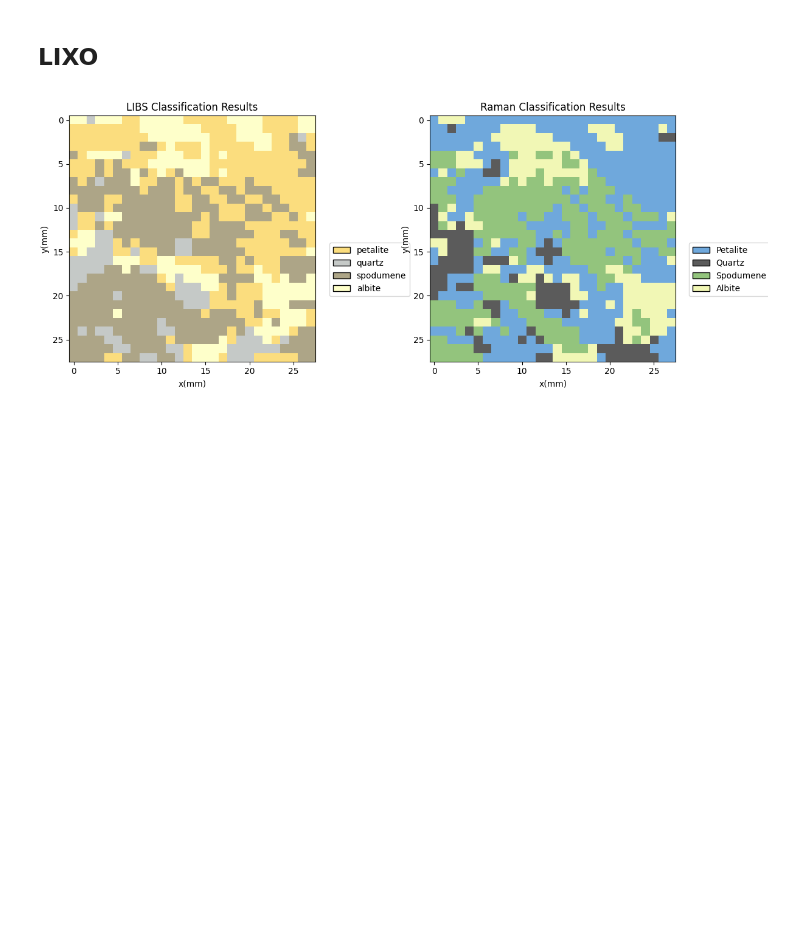
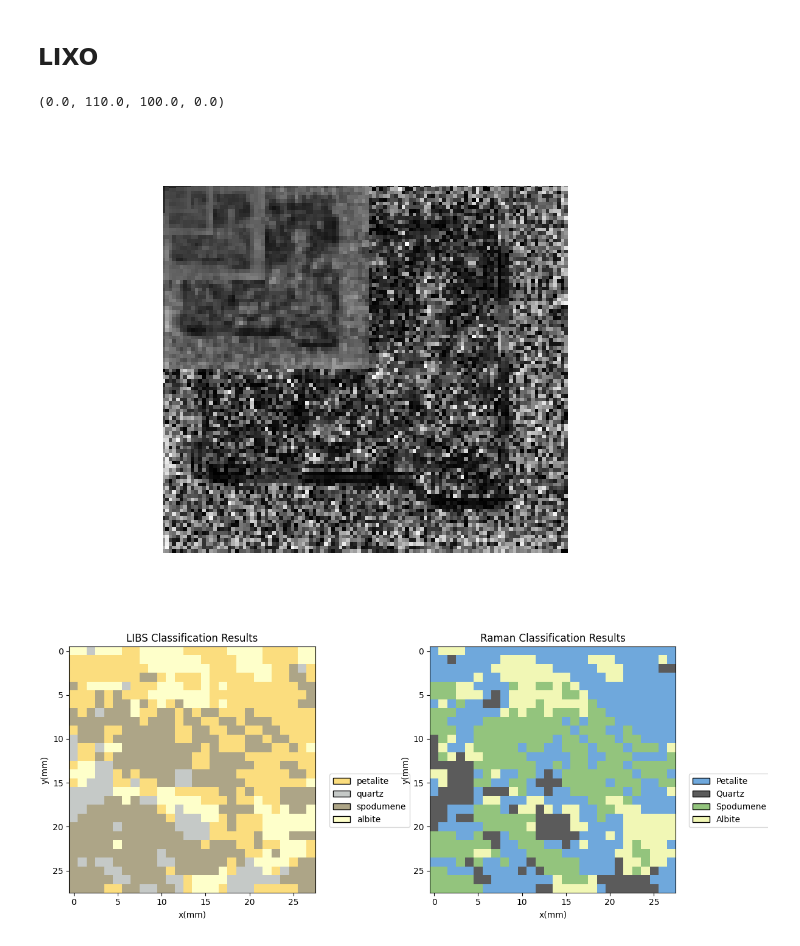
Before and after one commit to tomasjmlopes/Spectral_repo, a Jupyter notebook: Multiple Exposure/hdr_article_libsVraman_rock2scale.ipynb, the cells around one changed output. Saved outputs shown, nothing was run; the diff lists cells and outputs as text; code cells hidden in the pictures; blank space fills up the shorter version.

```diff
--- a/Multiple Exposure/hdr_article_libsVraman_rock2scale.ipynb
+++ b/Multiple Exposure/hdr_article_libsVraman_rock2scale.ipynb
@@ -1200,6 +1112,37 @@ ax.imshow(np.roll(im2, (shift_x, shift_y), axis = (0, 1)), alpha = 0.5, cmap = '
 [figure]
 # %% [markdown]
 ## LIXO
+# %%
+visual = np.zeros(scaled_pro.shape[2:])
+x_padding = 14
+y_padding = 9
+n_layers = 6
+
+image_p = add_padding(scaled_pro[:, find_index(wavelengths, 568.77)], x_padding, y_padding)
+L = laplacian_pyramid(image_p, layers = n_layers)
+weights_p = add_padding(weights_norm[:, find_index(wavelengths, 568.77)], x_padding, y_padding)
+G = gaussian_pyramid(weights_p, layers = n_layers)
+final_pyra = final_pyramid(L, G)
+pyra_image = get_image(final_pyra)
+visual[:, :] = pyra_image[x_padding:pyra_image.shape[0]-x_padding, y_padding:pyra_image.shape[1]-y_padding]
+fig, ax = subplots()
+
+ene = 2
+
+for lay in range(L.shape[1]):
+    toshow = G[ene, lay][::, ::]
+    ex = lay + 1
+    ax.imshow(toshow[x_padding//(2**lay):toshow.shape[0]-x_padding//(2**lay),y_padding//(2**lay):toshow.shape[1]-y_padding//(2**lay)],
+              origin = 'upper', cmap  = 'gray', vmin = 0, vmax = 1)
+    # ax.imshow(visual, cmap = 'inferno', vmin = 0, vmax = 1)
+ax.set_xlim(0, visual.shape[1])
+ax.set_ylim(visual.shape[0], 0)
+axis('off')
+
+# savefig(f"Images/hdr.jpg", dpi = 300)
+# %% [output]
+(0.0, 110.0, 100.0, 0.0)
+[figure, added]
 # %%
 fig, axs = subplots(1, 2, figsize = (12, 5))
 
```
Also changed, not shown: parts of 2 cells of this notebook, 11 other files.
